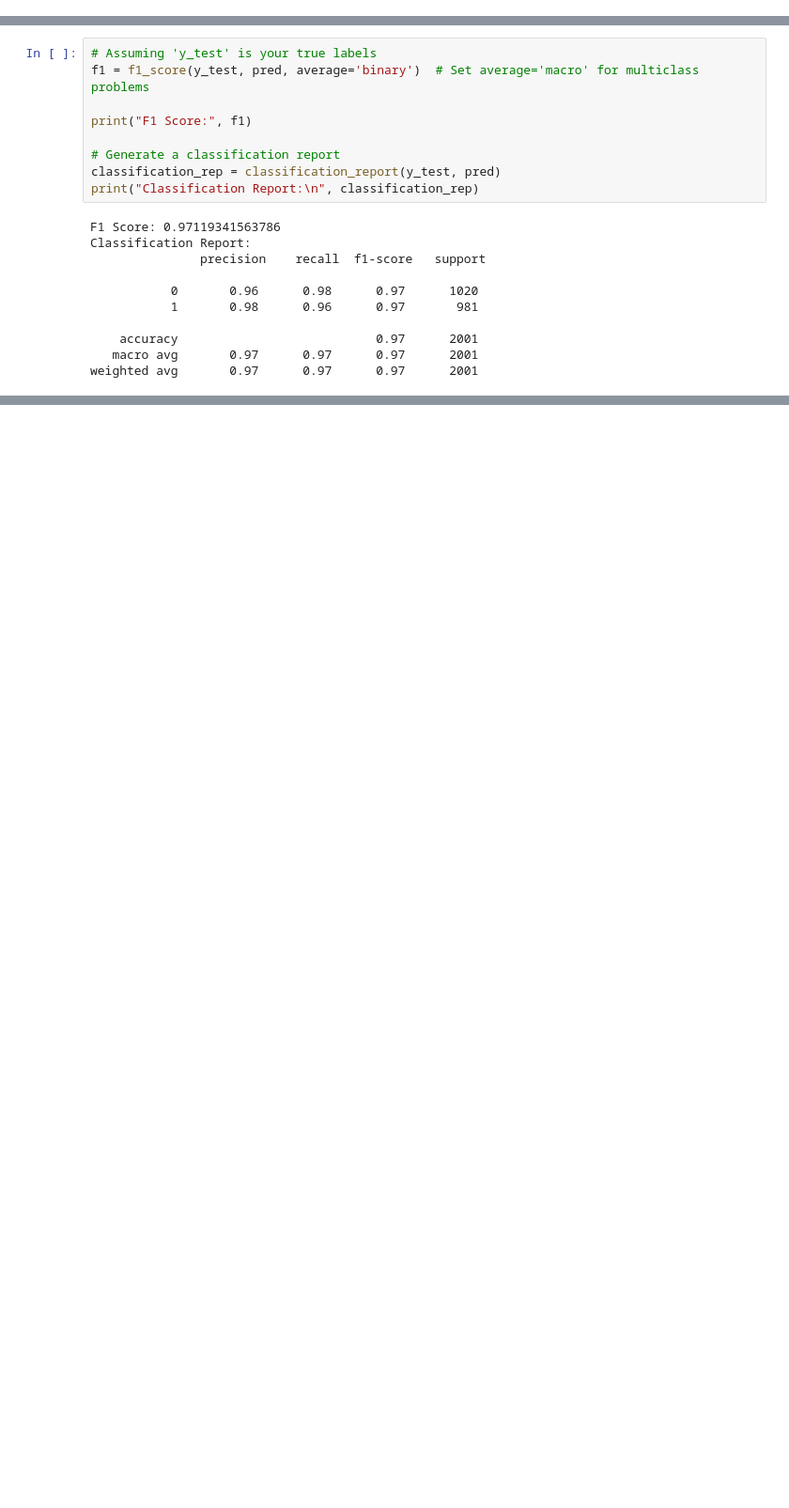
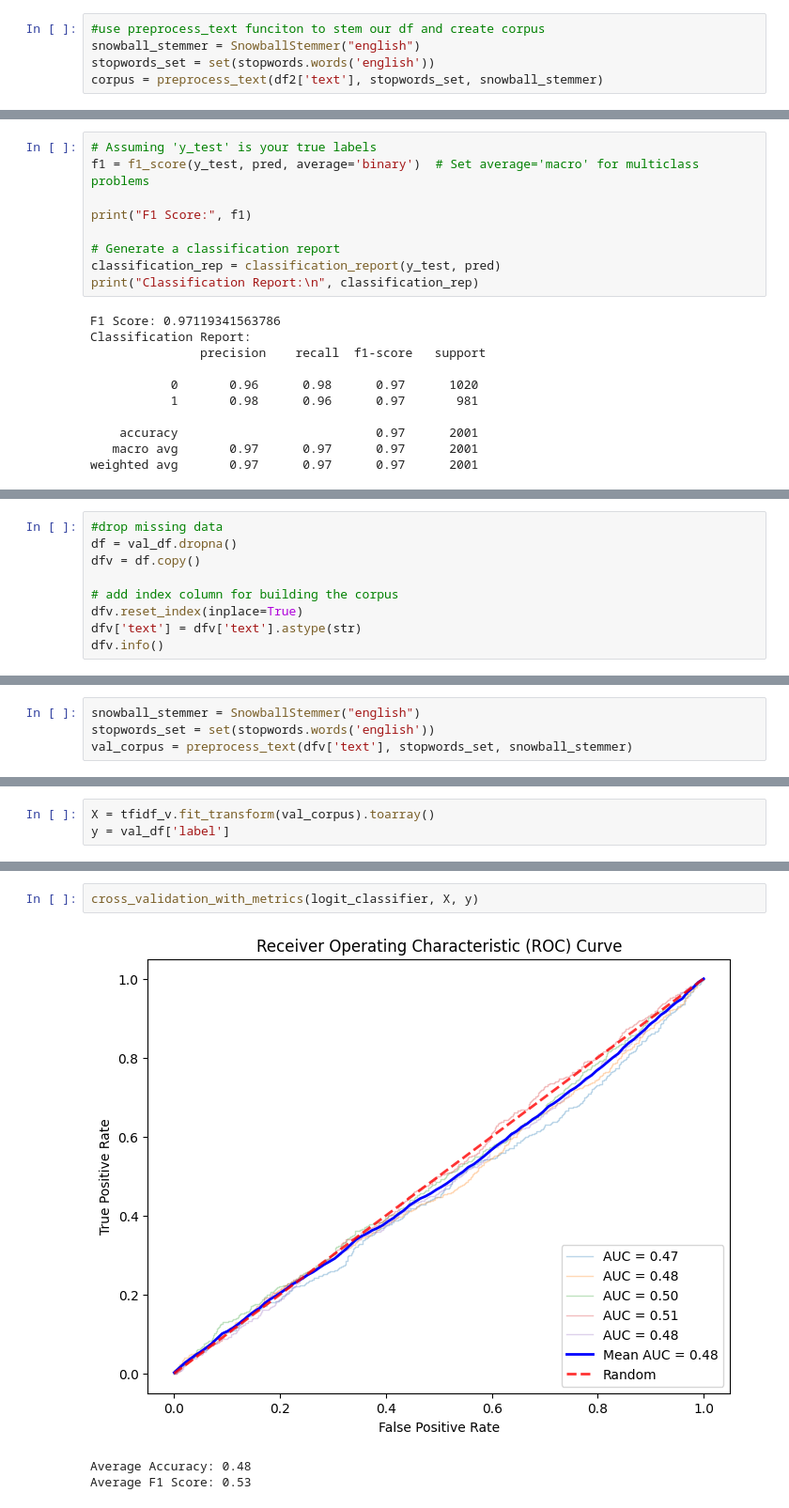
Before and after one commit to AveDavis/Fake_News_Detection, a Jupyter notebook: FakeNewModel.ipynb, the cells around one changed output, grey strips where cells are left out. Shown at 94% size. Drawn from its saved outputs; the diff is of its cells as text; blank space fills up the shorter version.

```diff
--- a/FakeNewModel.ipynb
+++ b/FakeNewModel.ipynb
@@ -194,0 +250,5 @@ tfidf_v = TfidfVectorizer(max_features=5000, ngram_range=(1,3))
+# %%
+#use preprocess_text funciton to stem our df and create corpus
+snowball_stemmer = SnowballStemmer("english")
+stopwords_set = set(stopwords.words('english'))
+corpus = preprocess_text(df2['text'], stopwords_set, snowball_stemmer)
@@ -440,0 +473,9 @@ weighted avg       0.97      0.97      0.97      2001
+# %%
+#drop missing data
+df = val_df.dropna()
+dfv = df.copy()
+
+# add index column for building the corpus
+dfv.reset_index(inplace=True)
+dfv['text'] = dfv['text'].astype(str)
+dfv.info()
@@ -440,0 +512,4 @@ weighted avg       0.97      0.97      0.97      2001
+# %%
+snowball_stemmer = SnowballStemmer("english")
+stopwords_set = set(stopwords.words('english'))
+val_corpus = preprocess_text(dfv['text'], stopwords_set, snowball_stemmer)
@@ -440,0 +557,3 @@ weighted avg       0.97      0.97      0.97      2001
+# %%
+X = tfidf_v.fit_transform(val_corpus).toarray()
+y = val_df['label']
@@ -440,0 +632,6 @@ weighted avg       0.97      0.97      0.97      2001
+# %%
+cross_validation_with_metrics(logit_classifier, X, y)
+# %% [output]
+[figure, added]
+Average Accuracy: 0.48
+Average F1 Score: 0.53
```
Also changed, not shown: parts of 18 cells of this notebook.
